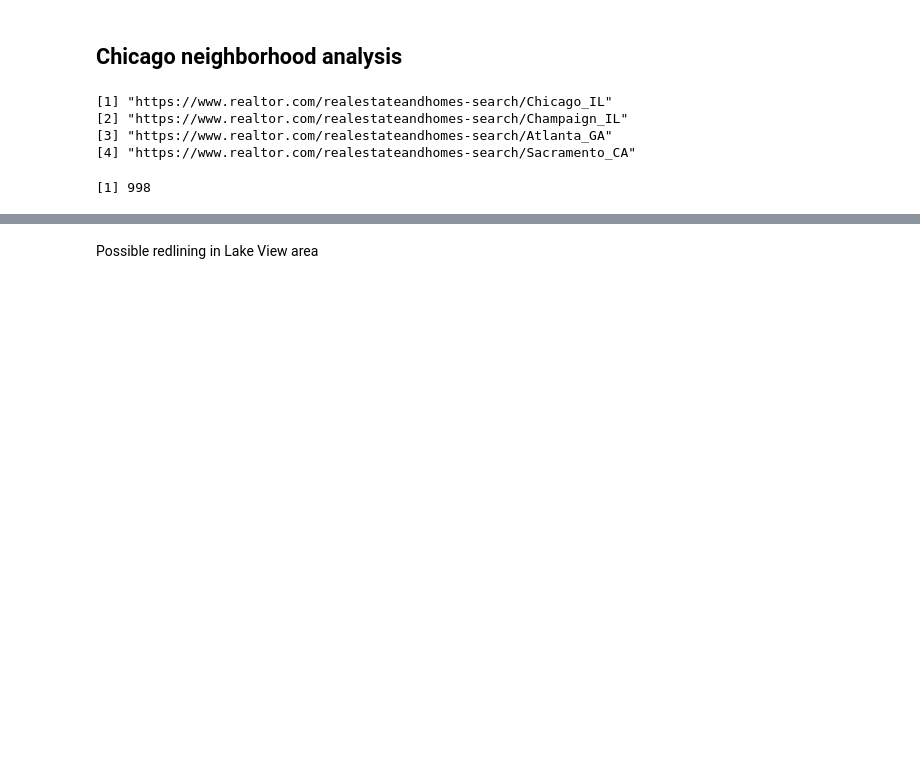
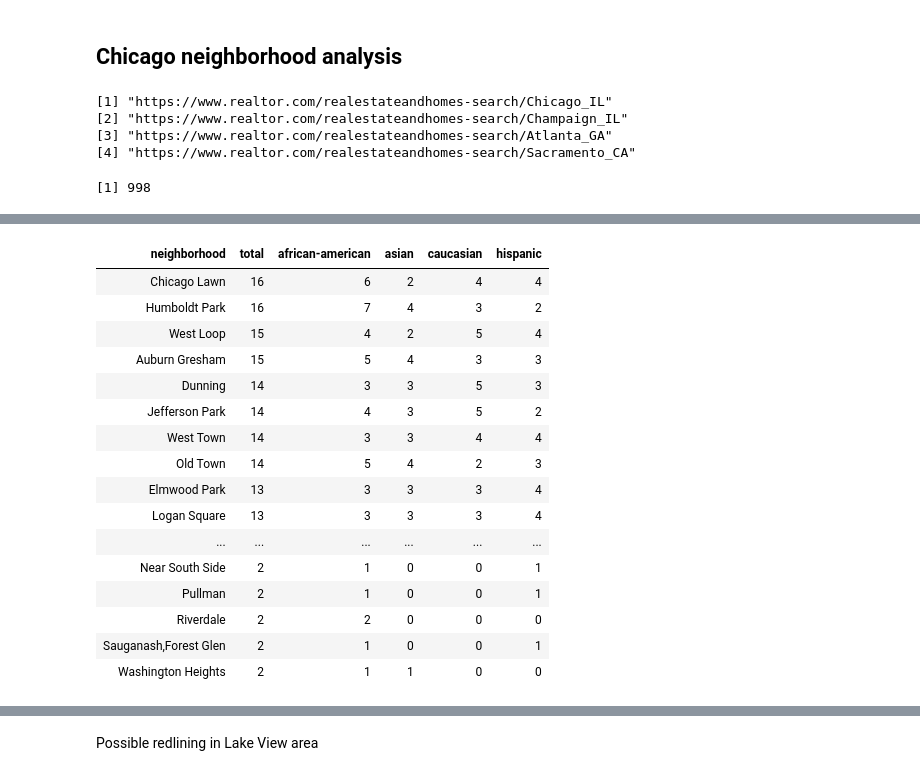
Before and after one commit to ekdnam/auditor, a Jupyter notebook: Redlining Analysis.ipynb, the cells around one changed output, grey strips where cells are left out. Drawn from its saved outputs; the diff is of its cells as text; code cells hidden in the pictures; blank space fills up the shorter version.

```diff
--- a/Redlining Analysis.ipynb
+++ b/Redlining Analysis.ipynb
@@ -264,4 +344,22 @@ filter(cnc, pval < 0.1)
 # %%
-cnc2 <- chiNeighborhoods %>%
+chiNeighborhoods %>%
     filter(!total > 16) %>%
-    arrange(desc(total), caucasian)
+    arrange(desc(total), desc(caucasian))
+# %% [output]
+| neighborhood | total | african-american | asian | caucasian | hispanic |
+| Chicago Lawn | 16 | 6 | 2 | 4 | 4 |
+| Humboldt Park | 16 | 7 | 4 | 3 | 2 |
+| West Loop | 15 | 4 | 2 | 5 | 4 |
+| Auburn Gresham | 15 | 5 | 4 | 3 | 3 |
+| Dunning | 14 | 3 | 3 | 5 | 3 |
+| Jefferson Park | 14 | 4 | 3 | 5 | 2 |
+| West Town | 14 | 3 | 3 | 4 | 4 |
+| Old Town | 14 | 5 | 4 | 2 | 3 |
+| Elmwood Park | 13 | 3 | 3 | 3 | 4 |
+| Logan Square | 13 | 3 | 3 | 3 | 4 |
+| ... | ... | ... | ... | ... | ... |
+| Near South Side | 2 | 1 | 0 | 0 | 1 |
+| Pullman | 2 | 1 | 0 | 0 | 1 |
+| Riverdale | 2 | 2 | 0 | 0 | 0 |
+| Sauganash,Forest Glen | 2 | 1 | 0 | 0 | 1 |
+| Washington Heights | 2 | 1 | 1 | 0 | 0 |
```
Also changed, not shown: parts of 20 cells of this notebook, 10 other files.
